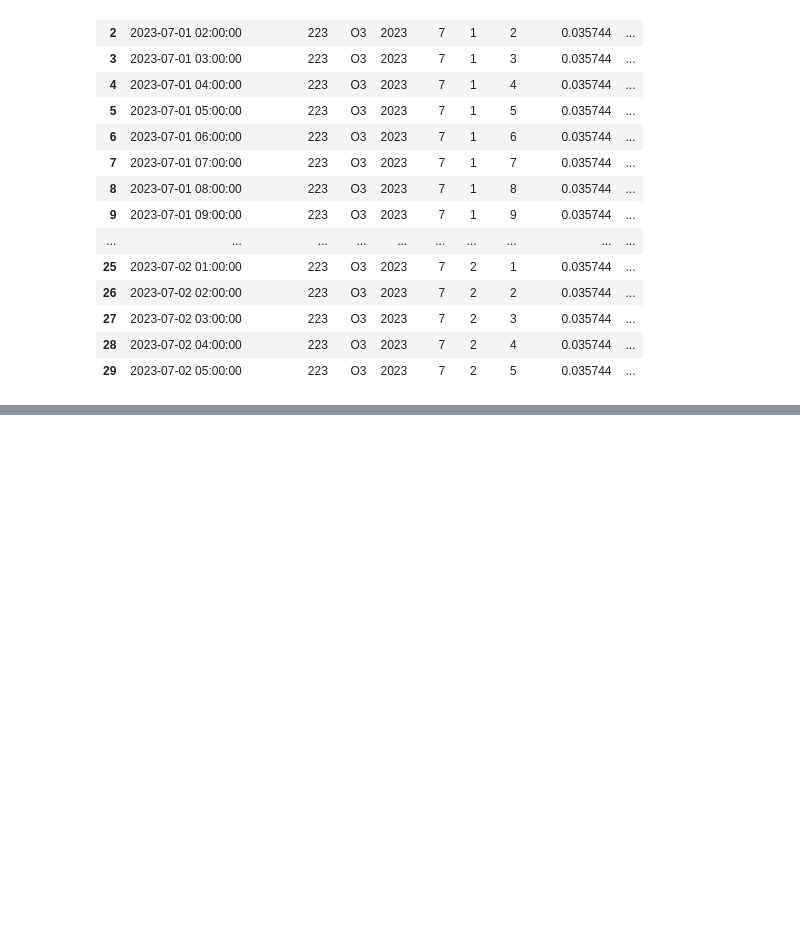
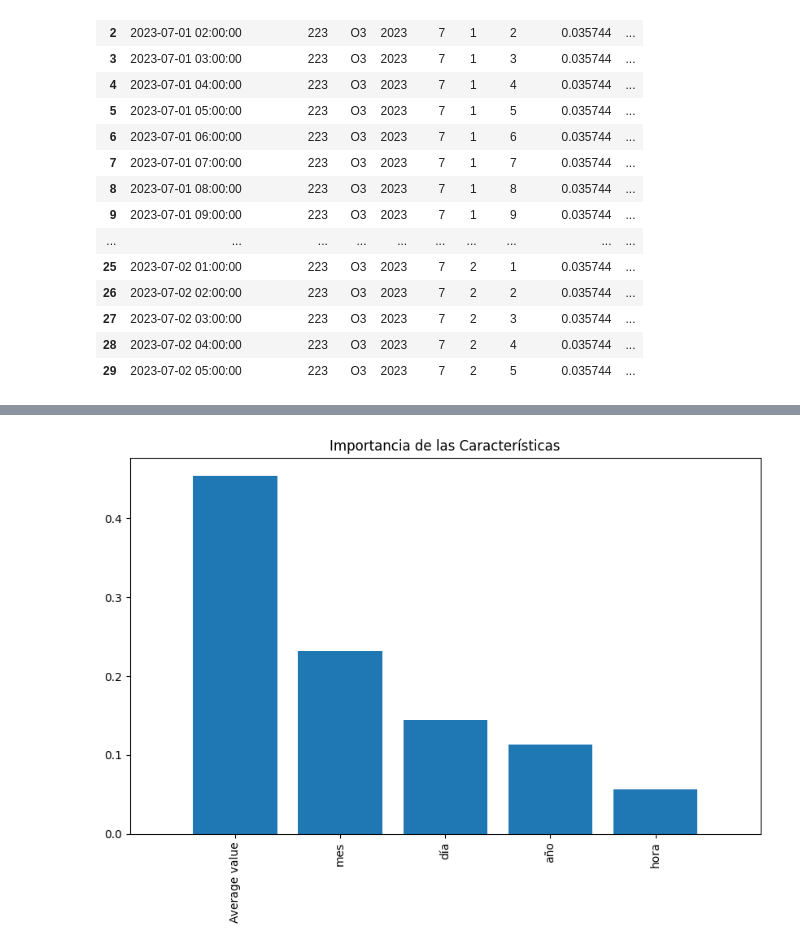
Before and after one commit to carlosgomezagrafojo/pollution-data, a Jupyter notebook: proyect_contaminacion.ipynb, the cells around one changed output, grey strips where cells are left out. Saved outputs shown, nothing was run; the diff lists cells and outputs as text; code cells hidden in the pictures; blank space fills up the shorter version.

Commit message:
modelo 4 de clasificación

```diff
--- a/proyect_contaminacion.ipynb
+++ b/proyect_contaminacion.ipynb
@@ -5320,0 +5438,17 @@ df_julio_2023.head(30)
+# %%
+# Código de separación de los datos en conjunto de entrenamiento y prueba:
+from sklearn.model_selection import train_test_split
+
+# Dividir datos
+X_train_model4, X_test_model4, y_train_model4, y_test_model4 = train_test_split(
+    X_model4,
+    y_model4_encoded,
+    test_size=0.2,
+    random_state=42
+)
+
+# Confirmar tamaños y formas de los subconjuntos de prueba y entrenamiento
+print("Tamaño del conjunto de entrenamiento:", X_train_model4.shape)
+print("Tamaño del conjunto de prueba:", X_test_model4.shape)
+print("Tamaño de las etiquetas de entrenamiento:", y_train_model4.shape)
+print("Tamaño de las etiquetas de prueba:", y_test_model4.shape)
@@ -5320,0 +5635,21 @@ df_julio_2023.head(30)
+# %%
+# Analizar la importancia de las características: Otra práctica útil es examinar la importancia de las características en el modelo para entender:
+# cuáles son las variables que más influyen en las predicciones.
+import matplotlib.pyplot as plt
+import numpy as np
+
+# Obtener la importancia de las características
+importancia = mejor_modelo4_base.feature_importances_
+
+# Ordenar las características por importancia
+indices = np.argsort(importancia)[::-1]
+
+# Graficar la importancia de las características
+plt.figure(figsize=(10, 6))
+plt.title("Importancia de las Características")
+plt.bar(range(X_train_model4.shape[1]), importancia[indices], align="center")
+plt.xticks(range(X_train_model4.shape[1]), X_train_model4.columns[indices], rotation=90)
+plt.xlim([-1, X_train_model4.shape[1]])
+plt.show()
+# %% [output]
+[figure, added]
```
Also changed, not shown: parts of 19 cells of this notebook.
